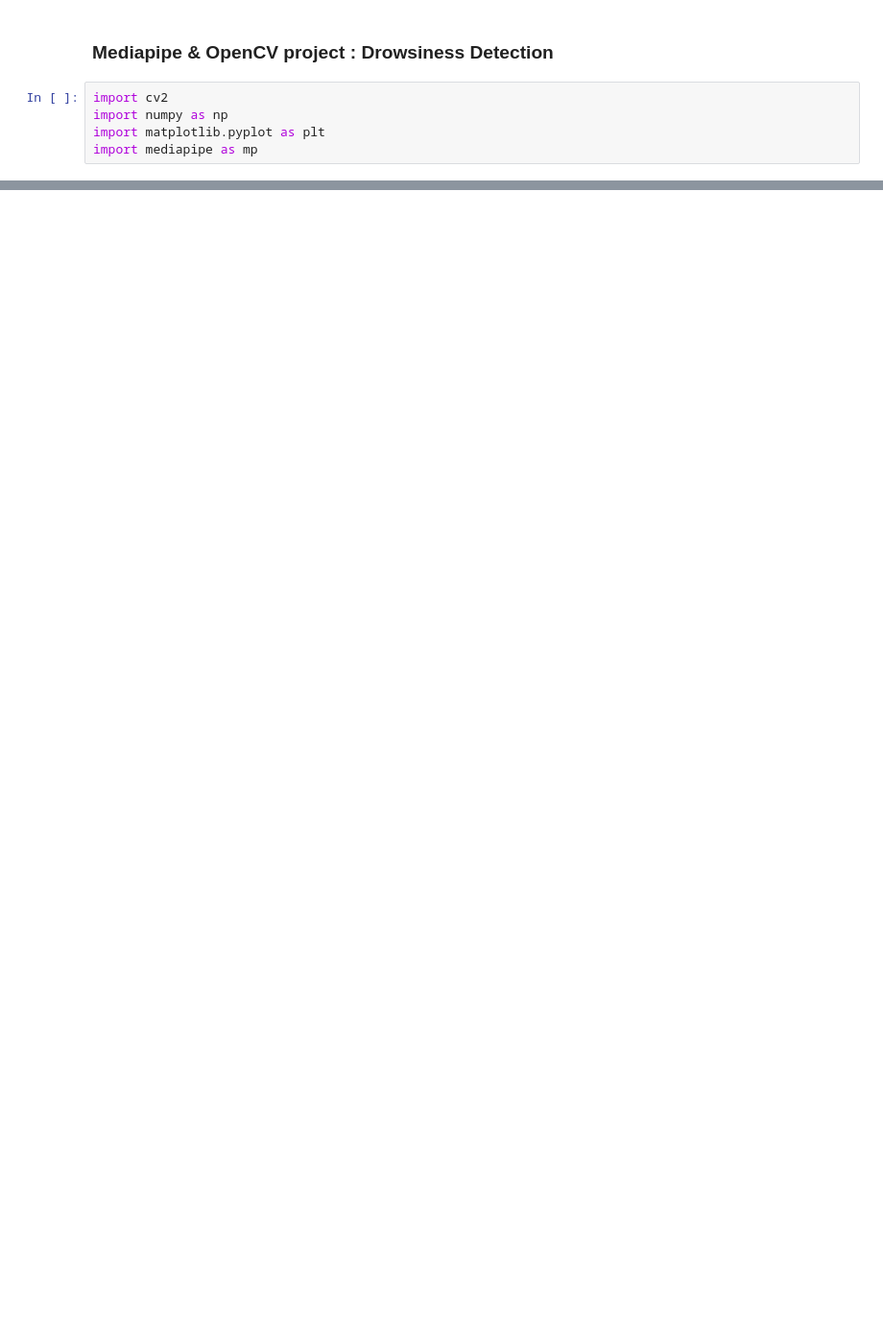
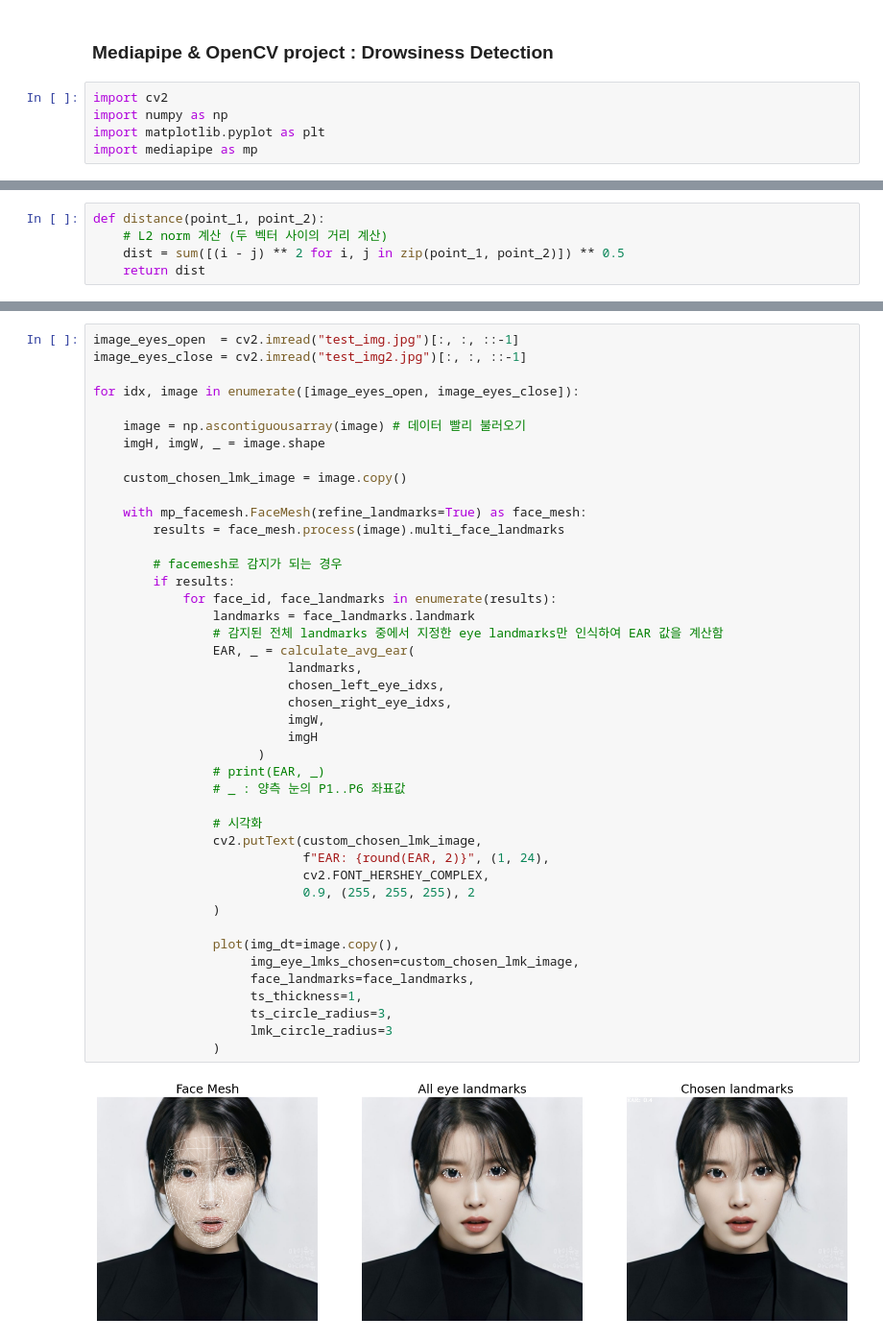
Before and after one commit to iznue/Ml_project, a Jupyter notebook: week8/drowsiness_detection/test.ipynb, the cells around one changed output, grey strips where cells are left out. Shown at 96% size. Saved outputs shown, nothing was run; the diff lists cells and outputs as text; blank space fills up the shorter version.

Commit message:
calculate_EAR

```diff
--- a/week8/drowsiness_detection/test.ipynb
+++ b/week8/drowsiness_detection/test.ipynb
@@ -164,0 +192,5 @@ if results.multi_face_landmarks:
+# %%
+def distance(point_1, point_2):
+    # L2 norm 계산 (두 벡터 사이의 거리 계산)
+    dist = sum([(i - j) ** 2 for i, j in zip(point_1, point_2)]) ** 0.5
+    return dist
@@ -164,0 +246,45 @@ if results.multi_face_landmarks:
+# %%
+image_eyes_open  = cv2.imread("test_img.jpg")[:, :, ::-1]
+image_eyes_close = cv2.imread("test_img2.jpg")[:, :, ::-1]
+
+for idx, image in enumerate([image_eyes_open, image_eyes_close]):
+
+    image = np.ascontiguousarray(image) # 데이터 빨리 불러오기
+    imgH, imgW, _ = image.shape
+
+    custom_chosen_lmk_image = image.copy()
+
+    with mp_facemesh.FaceMesh(refine_landmarks=True) as face_mesh:
+        results = face_mesh.process(image).multi_face_landmarks
+
+        # facemesh로 감지가 되는 경우
+        if results:
+            for face_id, face_landmarks in enumerate(results):
+                landmarks = face_landmarks.landmark
+                # 감지된 전체 landmarks 중에서 지정한 eye landmarks만 인식하여 EAR 값을 계산함
+                EAR, _ = calculate_avg_ear(
+                          landmarks,
+                          chosen_left_eye_idxs,
+                          chosen_right_eye_idxs,
+                          imgW,
+                          imgH
+                      )
+                # print(EAR, _)
+                # _ : 양측 눈의 P1..P6 좌표값
+
+                # 시각화
+                cv2.putText(custom_chosen_lmk_image,
+                            f"EAR: {round(EAR, 2)}", (1, 24),
+                            cv2.FONT_HERSHEY_COMPLEX,
+                            0.9, (255, 255, 255), 2
+                )
+
+                plot(img_dt=image.copy(),
+                     img_eye_lmks_chosen=custom_chosen_lmk_image,
+                     face_landmarks=face_landmarks,
+                     ts_thickness=1,
+                     ts_circle_radius=3,
+                     lmk_circle_radius=3
+                )
+# %% [output]
+[figure, added]
```
Also changed, not shown: parts of 13 cells of this notebook, 1 other file.
